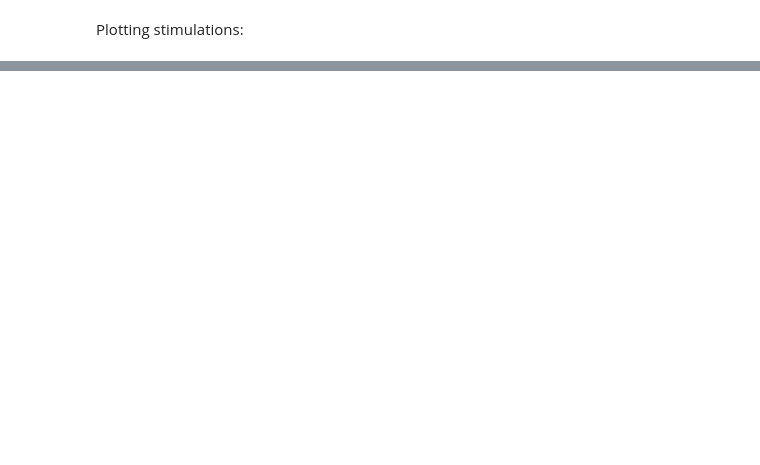
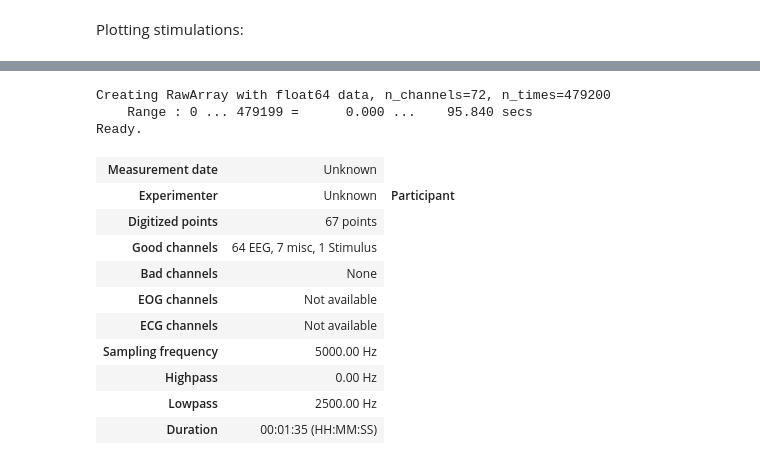
Before and after one commit to tmorshed/bme-1500, a Jupyter notebook: exploration.ipynb, the cells around one changed output, grey strips where cells are left out. Cells and saved outputs as stored; diff of their text form; code cells hidden in the pictures; blank space fills up the shorter version.

```diff
--- a/exploration.ipynb
+++ b/exploration.ipynb
@@ -96,2 +124,20 @@ _df_data.head()
 # %%
 raw = df_to_mne(_marker, _df_data)
+fs=float(raw.info['sfreq'])
+dt=1/fs
+raw
+# %% [output]
+Creating RawArray with float64 data, n_channels=72, n_times=479200
+    Range : 0 ... 479199 =      0.000 ...    95.840 secs
+Ready.
+| Measurement date | Unknown |
+| Experimenter | Unknown | Participant |
+| Digitized points | 67 points |
+| Good channels | 64 EEG, 7 misc, 1 Stimulus |
+| Bad channels | None |
+| EOG channels | Not available |
+| ECG channels | Not available |
+| Sampling frequency | 5000.00 Hz |
+| Highpass | 0.00 Hz |
+| Lowpass | 2500.00 Hz |
+| Duration | 00:01:35 (HH:MM:SS) |
```
Also changed, not shown: parts of 10 cells of this notebook.
